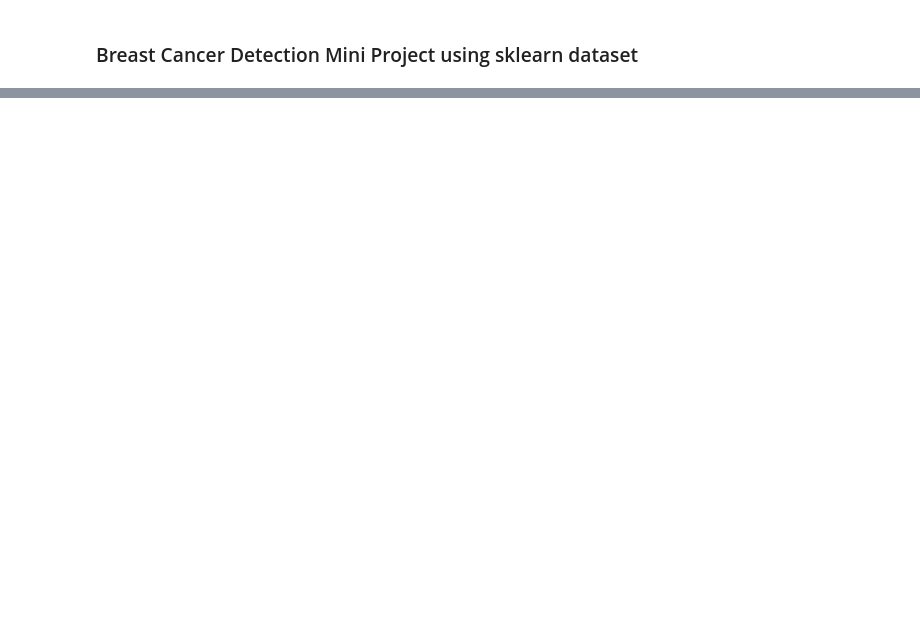
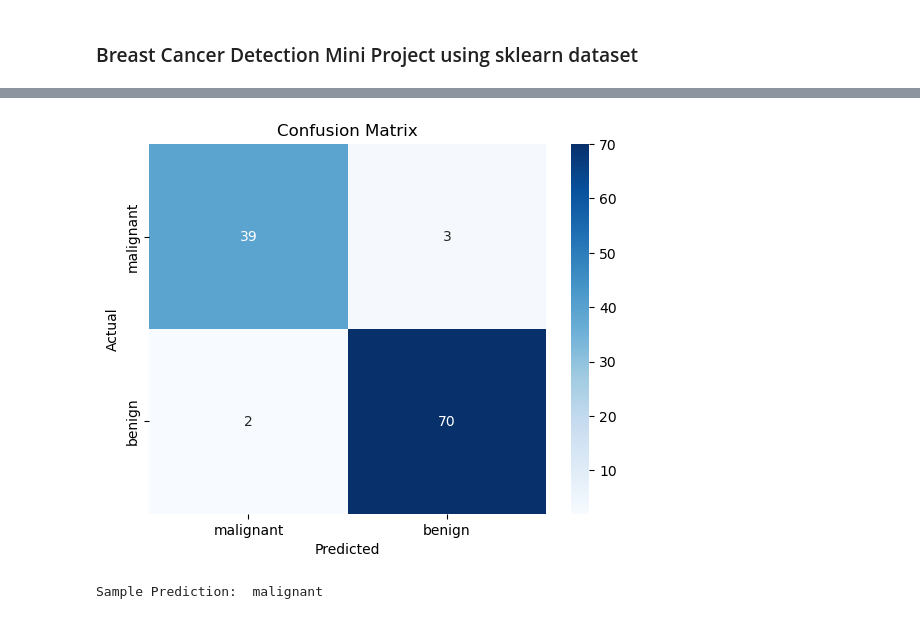
Before and after one commit to anish-upreti/Data-Science-and-ML-with-python, a Jupyter notebook: Assignments and Mini projects/Breast_cancer_detection.ipynb, the cells around one changed output, grey strips where cells are left out. Saved outputs shown, nothing was run; the diff lists cells and outputs as text; code cells hidden in the pictures; blank space fills up the shorter version.

```diff
--- a/Assignments and Mini projects/Breast_cancer_detection.ipynb
+++ b/Assignments and Mini projects/Breast_cancer_detection.ipynb
@@ -44,0 +61,9 @@ Sample data:
+# %%
+#Train-test split
+X = data.data      # or df.drop("target", axis=1)
+y = data.target    # or df["target"]
+X_train, X_test, y_train, y_test = train_test_split(X, y, test_size=0.2, random_state=42, stratify=y)
+
+#Train the model
+model = RandomForestClassifier(n_estimators=100, random_state=42)
+model.fit(X_train, y_train)
@@ -44,0 +72,4 @@ Sample data:
+# %%
+#Prediction and Evaluation
+y_pred = model.predict(X_test)
+print("Classification Report: \n", classification_report(y_test, y_pred, target_names=data.target_names))
@@ -44,0 +86,17 @@ Sample data:
+# %%
+#Confusion matrix
+con_matrix = confusion_matrix(y_test, y_pred)
+sns.heatmap(con_matrix, annot=True, cmap="Blues", xticklabels=data.target_names, yticklabels=data.target_names)
+plt.title("Confusion Matrix")
+plt.xlabel("Predicted")
+plt.ylabel("Actual")
+plt.show()
+# %% [output]
+[figure, added]
+# %%
+#Predicting for a sample
+sample = df.drop("target", axis=1).iloc[[1]]
+sample_pred = model.predict(sample)
+print("Sample Prediction: ", data.target_names[sample_pred[0]])
+# %% [output]
+Sample Prediction:  malignant
```
Also changed, not shown: parts of 5 cells of this notebook.
